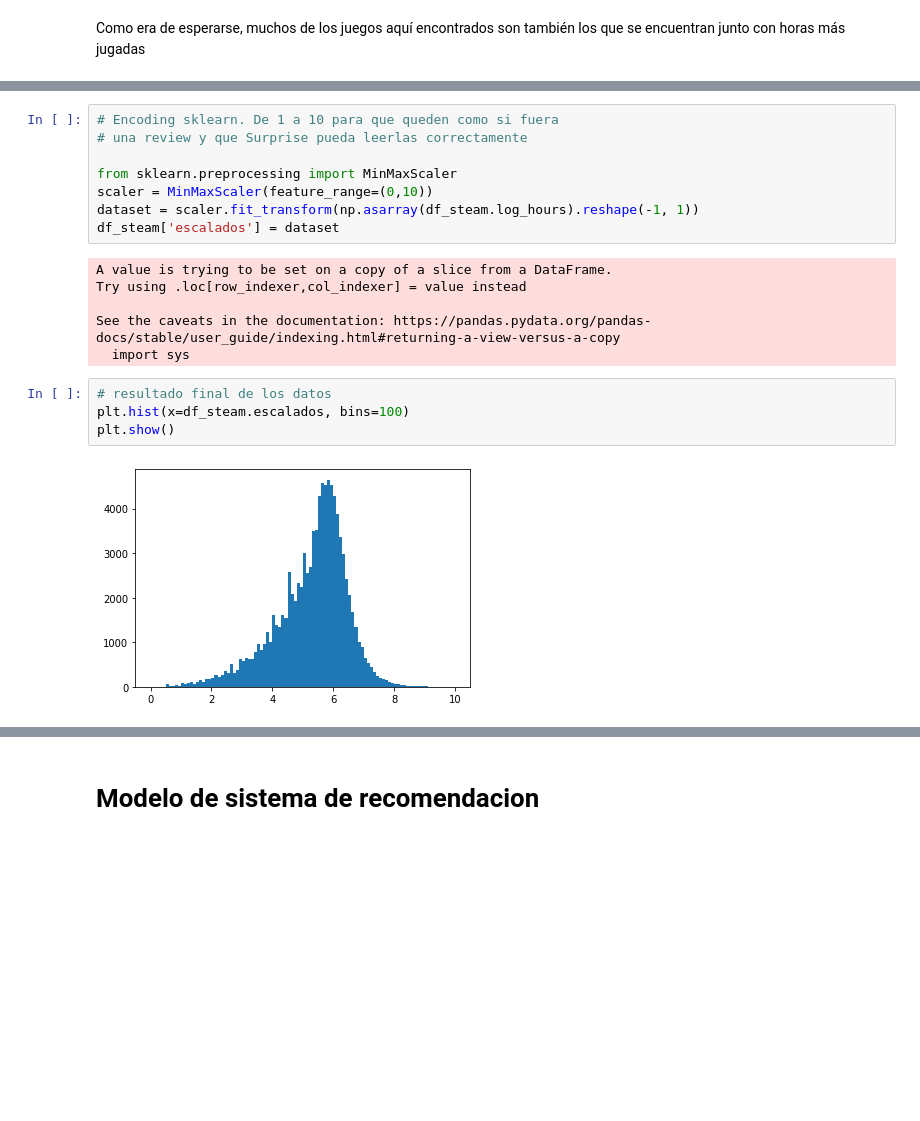
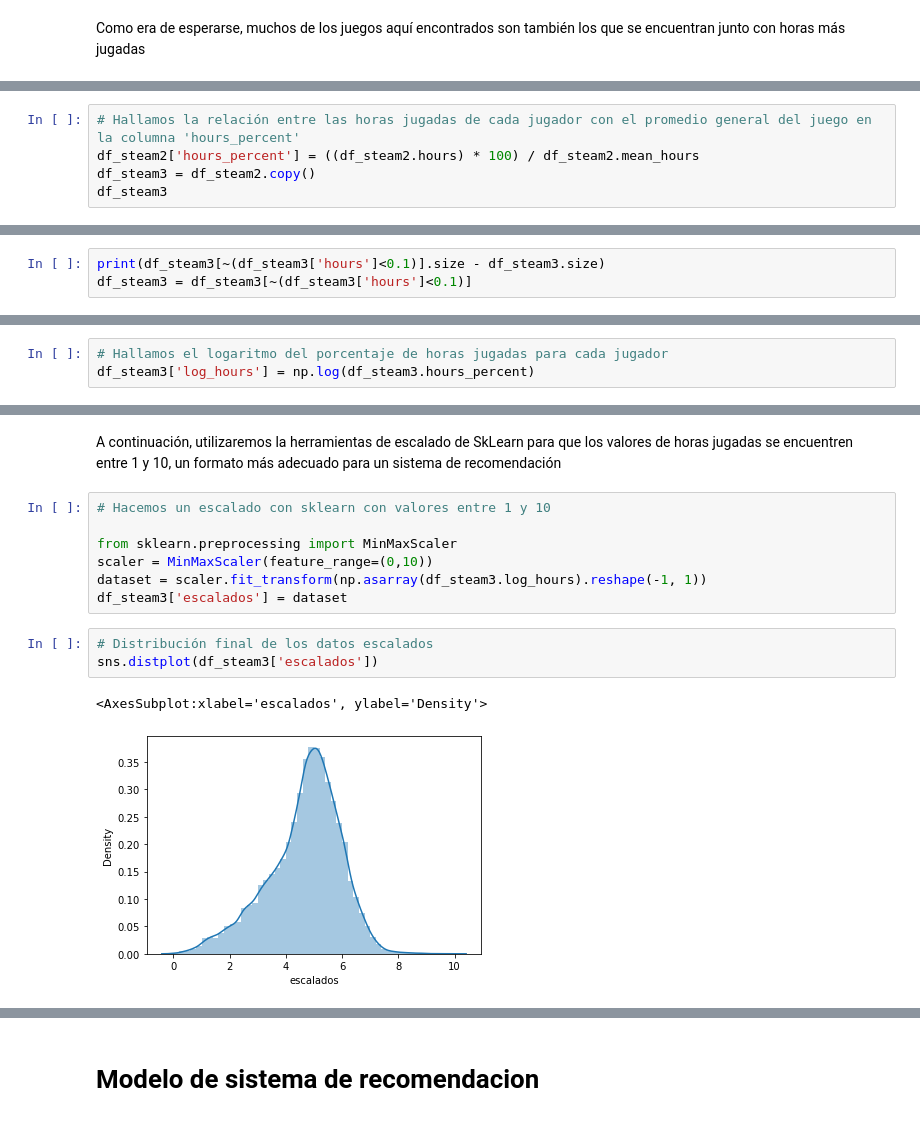
Before and after one commit to EdisonJR624/Proyecto_Steam, a Jupyter notebook: Steam_recomendaciones.ipynb, the cells around one changed output, grey strips where cells are left out. Drawn from its saved outputs; the diff is of its cells as text; blank space fills up the shorter version.

Commit message:
Shape corrections and review

```diff
--- a/Steam_recomendaciones.ipynb
+++ b/Steam_recomendaciones.ipynb
@@ -866,0 +803,5 @@ plt.xlim([-5,10])
+# %%
+# Hallamos la relación entre las horas jugadas de cada jugador con el promedio general del juego en la columna 'hours_percent'
+df_steam2['hours_percent'] = ((df_steam2.hours) * 100) / df_steam2.mean_hours
+df_steam3 = df_steam2.copy()
+df_steam3
@@ -866,0 +824,3 @@ plt.xlim([-5,10])
+# %%
+print(df_steam3[~(df_steam3['hours']<0.1)].size - df_steam3.size)
+df_steam3 = df_steam3[~(df_steam3['hours']<0.1)]
@@ -866,0 +854,3 @@ plt.xlim([-5,10])
+# %%
+# Hallamos el logaritmo del porcentaje de horas jugadas para cada jugador
+df_steam3['log_hours'] = np.log(df_steam3.hours_percent)
@@ -867,20 +863,15 @@ plt.xlim([-5,10])
+# %% [markdown]
+A continuación, utilizaremos la herramientas de escalado de SkLearn para que los valores de horas jugadas se encuentren entre 1 y 10, un formato más adecuado para un sistema de recomendación
 # %%
-# Encoding sklearn. De 1 a 10 para que queden como si fuera
-# una review y que Surprise pueda leerlas correctamente
+# Hacemos un escalado con sklearn con valores entre 1 y 10
 
 from sklearn.preprocessing import MinMaxScaler
 scaler = MinMaxScaler(feature_range=(0,10))
-dataset = scaler.fit_transform(np.asarray(df_steam.log_hours).reshape(-1, 1))
-df_steam['escalados'] = dataset
+dataset = scaler.fit_transform(np.asarray(df_steam3.log_hours).reshape(-1, 1))
+df_steam3['escalados'] = dataset
-# %% [output]
-A value is trying to be set on a copy of a slice from a DataFrame.
-Try using .loc[row_indexer,col_indexer] = value instead
-
-See the caveats in the documentation: https://pandas.pydata.org/pandas-docs/stable/user_guide/indexing.html#returning-a-view-versus-a-copy
-  import sys
 # %%
-# resultado final de los datos
-plt.hist(x=df_steam.escalados, bins=100)
-plt.show()
+# Distribución final de los datos escalados
+sns.distplot(df_steam3['escalados'])
 # %% [output]
+<AxesSubplot:xlabel='escalados', ylabel='Density'>
-[figure, old version]
+[figure, new version]
```
Also changed, not shown: parts of 62 cells of this notebook.
